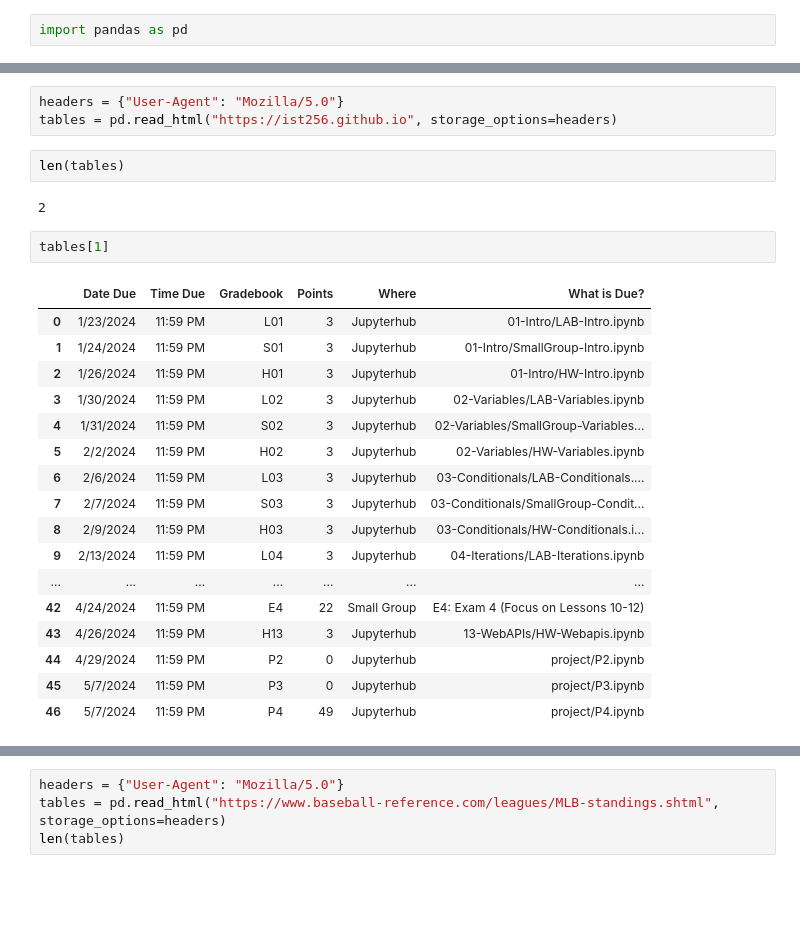
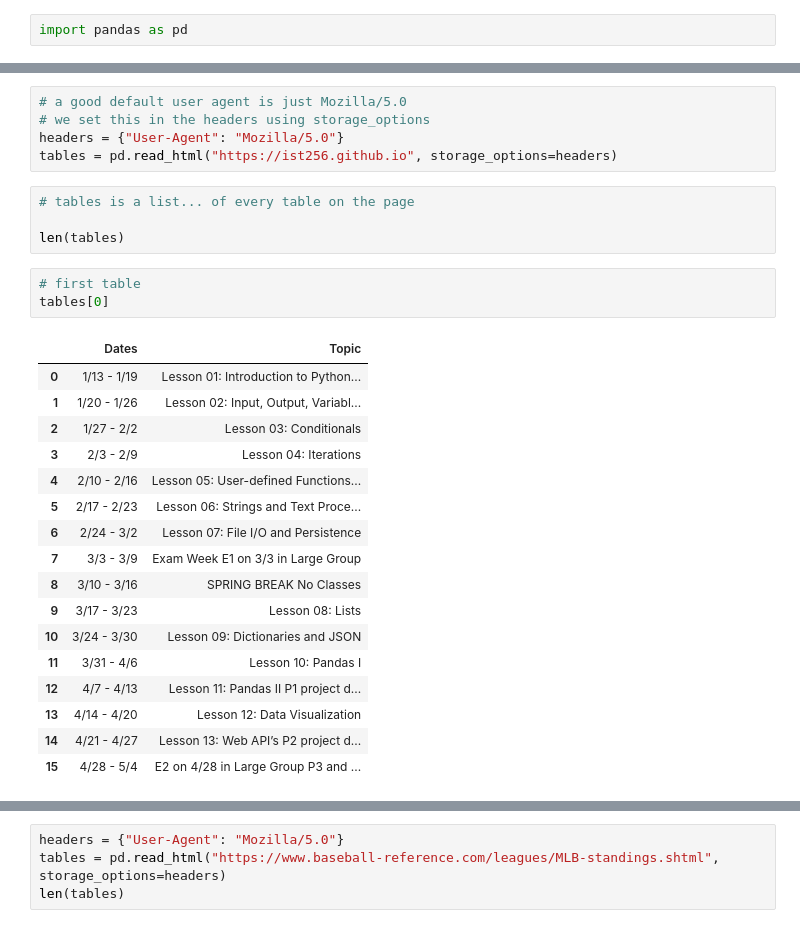
Before and after one commit to ist256/spring2025, a Jupyter notebook: lessons/11-Pandas-II/WMC2-HTML.ipynb, the cells around one changed output, grey strips where cells are left out. Saved outputs shown, nothing was run; the diff lists cells and outputs as text; blank space fills up the shorter version.

```diff
--- a/lessons/11-Pandas-II/WMC2-HTML.ipynb
+++ b/lessons/11-Pandas-II/WMC2-HTML.ipynb
@@ -10,27 +8,30 @@ HTTPError: HTTP Error 403: Forbidden
 # %%
+# a good default user agent is just Mozilla/5.0
+# we set this in the headers using storage_options
 headers = {"User-Agent": "Mozilla/5.0"}
 tables = pd.read_html("https://ist256.github.io", storage_options=headers)
-# %%
-len(tables)
-# %% [output]
-2
-# %%
-tables[1]
-# %% [output]
-|  | Date Due | Time Due | Gradebook | Points | Where | What is Due? |
-| 0 | 1/23/2024 | 11:59 PM | L01 | 3 | Jupyterhub | 01-Intro/LAB-Intro.ipynb |
-| 1 | 1/24/2024 | 11:59 PM | S01 | 3 | Jupyterhub | 01-Intro/SmallGroup-Intro.ipynb |
-| 2 | 1/26/2024 | 11:59 PM | H01 | 3 | Jupyterhub | 01-Intro/HW-Intro.ipynb |
-| 3 | 1/30/2024 | 11:59 PM | L02 | 3 | Jupyterhub | 02-Variables/LAB-Variables.ipynb |
-| 4 | 1/31/2024 | 11:59 PM | S02 | 3 | Jupyterhub | 02-Variables/SmallGroup-Variables... |
-| 5 | 2/2/2024 | 11:59 PM | H02 | 3 | Jupyterhub | 02-Variables/HW-Variables.ipynb |
-| 6 | 2/6/2024 | 11:59 PM | L03 | 3 | Jupyterhub | 03-Conditionals/LAB-Conditionals.... |
-| 7 | 2/7/2024 | 11:59 PM | S03 | 3 | Jupyterhub | 03-Conditionals/SmallGroup-Condit... |
-| 8 | 2/9/2024 | 11:59 PM | H03 | 3 | Jupyterhub | 03-Conditionals/HW-Conditionals.i... |
-| 9 | 2/13/2024 | 11:59 PM | L04 | 3 | Jupyterhub | 04-Iterations/LAB-Iterations.ipynb |
-| ... | ... | ... | ... | ... | ... | ... |
-| 42 | 4/24/2024 | 11:59 PM | E4 | 22 | Small Group | E4: Exam 4 (Focus on Lessons 10-12) |
-| 43 | 4/26/2024 | 11:59 PM | H13 | 3 | Jupyterhub | 13-WebAPIs/HW-Webapis.ipynb |
-| 44 | 4/29/2024 | 11:59 PM | P2 | 0 | Jupyterhub | project/P2.ipynb |
-| 45 | 5/7/2024 | 11:59 PM | P3 | 0 | Jupyterhub | project/P3.ipynb |
-| 46 | 5/7/2024 | 11:59 PM | P4 | 49 | Jupyterhub | project/P4.ipynb |
+# %%
+# tables is a list... of every table on the page
+
+len(tables)
+# %%
+# first table
+tables[0]
+# %% [output]
+|  | Dates | Topic |
+| 0 | 1/13 - 1/19 | Lesson 01: Introduction to Python... |
+| 1 | 1/20 - 1/26 | Lesson 02: Input, Output, Variabl... |
+| 2 | 1/27 - 2/2 | Lesson 03: Conditionals |
+| 3 | 2/3 - 2/9 | Lesson 04: Iterations |
+| 4 | 2/10 - 2/16 | Lesson 05: User-defined Functions... |
+| 5 | 2/17 - 2/23 | Lesson 06: Strings and Text Proce... |
+| 6 | 2/24 - 3/2 | Lesson 07: File I/O and Persistence |
+| 7 | 3/3 - 3/9 | Exam Week E1 on 3/3 in Large Group |
+| 8 | 3/10 - 3/16 | SPRING BREAK No Classes |
+| 9 | 3/17 - 3/23 | Lesson 08: Lists |
+| 10 | 3/24 - 3/30 | Lesson 09: Dictionaries and JSON |
+| 11 | 3/31 - 4/6 | Lesson 10: Pandas I |
+| 12 | 4/7 - 4/13 | Lesson 11: Pandas II P1 project d... |
+| 13 | 4/14 - 4/20 | Lesson 12: Data Visualization |
+| 14 | 4/21 - 4/27 | Lesson 13: Web API’s P2 project d... |
+| 15 | 4/28 - 5/4 | E2 on 4/28 in Large Group P3 and ... |
```
Also changed, not shown: parts of 7 cells of this notebook, 4 other files.
